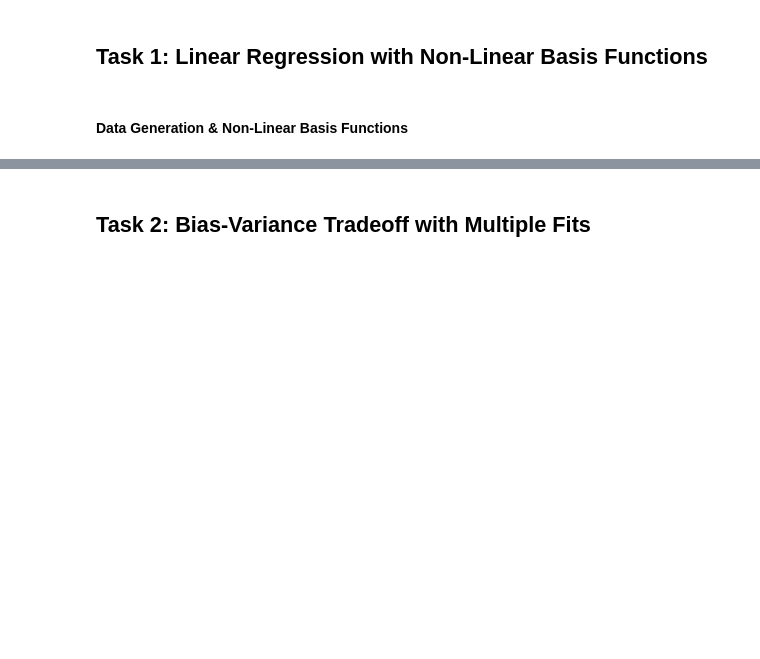
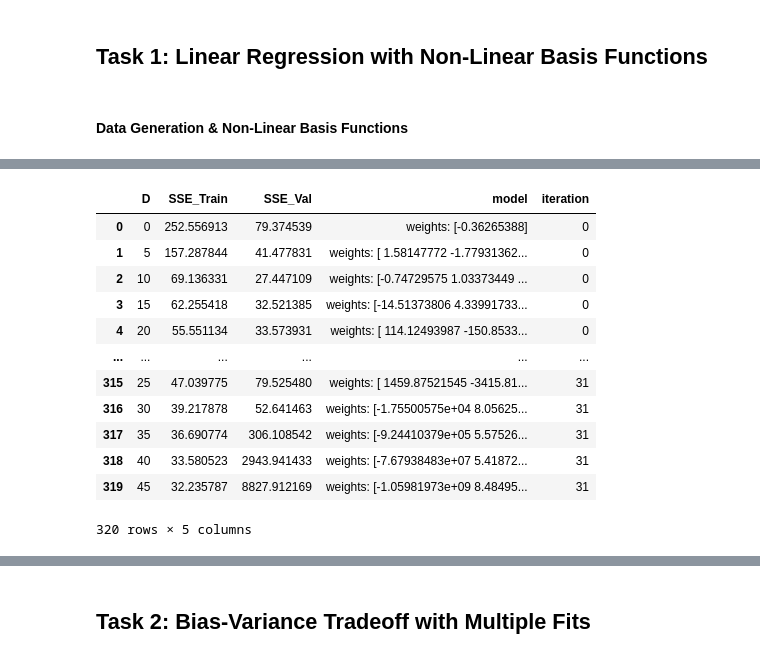
Before and after one commit to audrey352/PHYS551, a Jupyter notebook: Assignment2/A2_notebook.ipynb, the cells around one changed output, grey strips where cells are left out. Saved outputs shown, nothing was run; the diff lists cells and outputs as text; code cells hidden in the pictures; blank space fills up the shorter version.

```diff
--- a/Assignment2/A2_notebook.ipynb
+++ b/Assignment2/A2_notebook.ipynb
@@ -245,2 +288,18 @@ plt.show()
+# %%
+ssedf
+# %% [output]
+|  | D | SSE_Train | SSE_Val | model | iteration |
+| 0 | 0 | 252.556913 | 79.374539 | weights: [-0.36265388] | 0 |
+| 1 | 5 | 157.287844 | 41.477831 | weights: [ 1.58147772 -1.77931362... | 0 |
+| 2 | 10 | 69.136331 | 27.447109 | weights: [-0.74729575 1.03373449 ... | 0 |
+| 3 | 15 | 62.255418 | 32.521385 | weights: [-14.51373806 4.33991733... | 0 |
+| 4 | 20 | 55.551134 | 33.573931 | weights: [ 114.12493987 -150.8533... | 0 |
+| ... | ... | ... | ... | ... | ... |
+| 315 | 25 | 47.039775 | 79.525480 | weights: [ 1459.87521545 -3415.81... | 31 |
+| 316 | 30 | 39.217878 | 52.641463 | weights: [-1.75500575e+04 8.05625... | 31 |
+| 317 | 35 | 36.690774 | 306.108542 | weights: [-9.24410379e+05 5.57526... | 31 |
+| 318 | 40 | 33.580523 | 2943.941433 | weights: [-7.67938483e+07 5.41872... | 31 |
+| 319 | 45 | 32.235787 | 8827.912169 | weights: [-1.05981973e+09 8.48495... | 31 |
+320 rows × 5 columns
 # %%
 # -- 4. Continued...
```
Also changed, not shown: parts of 7 cells of this notebook, 5 other files.
